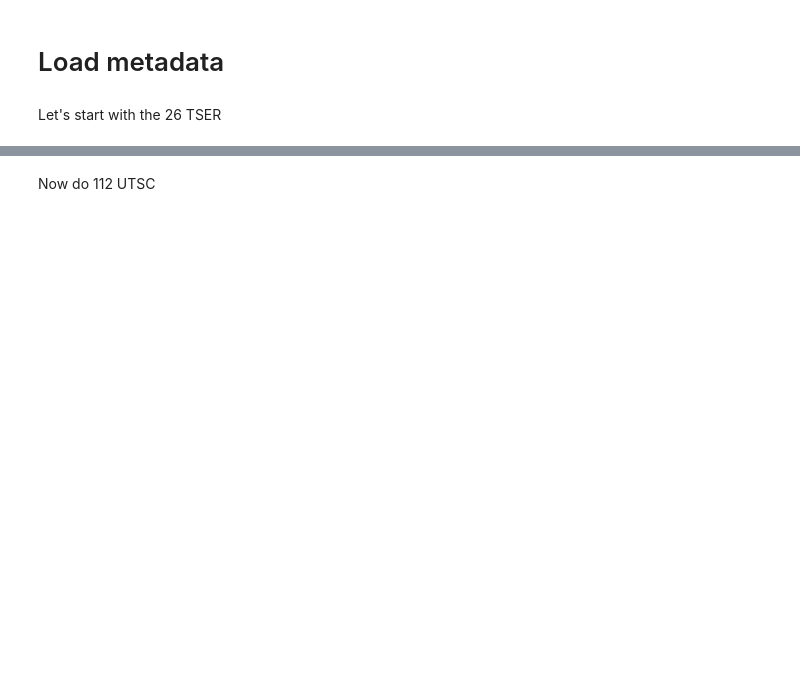
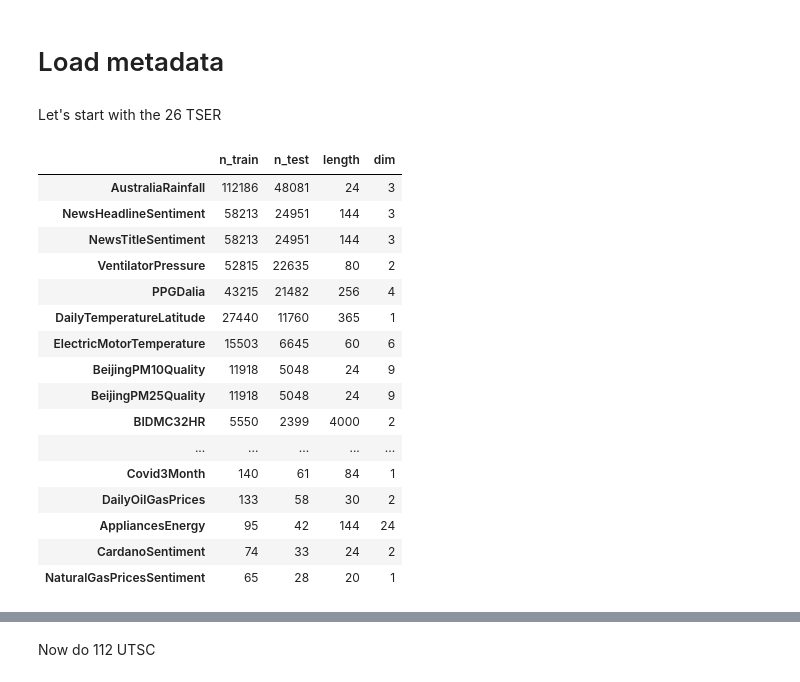
Before and after one commit to nikitazozoulenko/exploring-hydra-boosting, a Jupyter notebook: playground.ipynb, the cells around one changed output, grey strips where cells are left out. Saved outputs shown, nothing was run; the diff lists cells and outputs as text; code cells hidden in the pictures; blank space fills up the shorter version.

```diff
--- a/playground.ipynb
+++ b/playground.ipynb
@@ -78,6 +82,24 @@ print("BigTSC_data_dir", BigTSC_data_dir)
 # %%
-tser_metadata = get_dataset_metadata_df(tser_soton, TSER_data_dir, "regression", force_refresh=False)
+tser_metadata = get_dataset_metadata_df(tser_soton, Config.TSER_dir, "regression", force_refresh=False)
 tser_metadata.sort_values('n_train', ascending=False)
 # tser_metadata["size"] = tser_metadata["n_train"]*tser_metadata["length"]*tser_metadata["dim"]
 # tser_metadata.sort_values('size', ascending=False)
+# %% [output]
+|  | n_train | n_test | length | dim |
+| AustraliaRainfall | 112186 | 48081 | 24 | 3 |
+| NewsHeadlineSentiment | 58213 | 24951 | 144 | 3 |
+| NewsTitleSentiment | 58213 | 24951 | 144 | 3 |
+| VentilatorPressure | 52815 | 22635 | 80 | 2 |
+| PPGDalia | 43215 | 21482 | 256 | 4 |
+| DailyTemperatureLatitude | 27440 | 11760 | 365 | 1 |
+| ElectricMotorTemperature | 15503 | 6645 | 60 | 6 |
+| BeijingPM10Quality | 11918 | 5048 | 24 | 9 |
+| BeijingPM25Quality | 11918 | 5048 | 24 | 9 |
+| BIDMC32HR | 5550 | 2399 | 4000 | 2 |
+| ... | ... | ... | ... | ... |
+| Covid3Month | 140 | 61 | 84 | 1 |
+| DailyOilGasPrices | 133 | 58 | 30 | 2 |
+| AppliancesEnergy | 95 | 42 | 144 | 24 |
+| CardanoSentiment | 74 | 33 | 24 | 2 |
+| NaturalGasPricesSentiment | 65 | 28 | 20 | 1 |
 # %%
```
Also changed, not shown: parts of 16 cells of this notebook, 7 other files.
